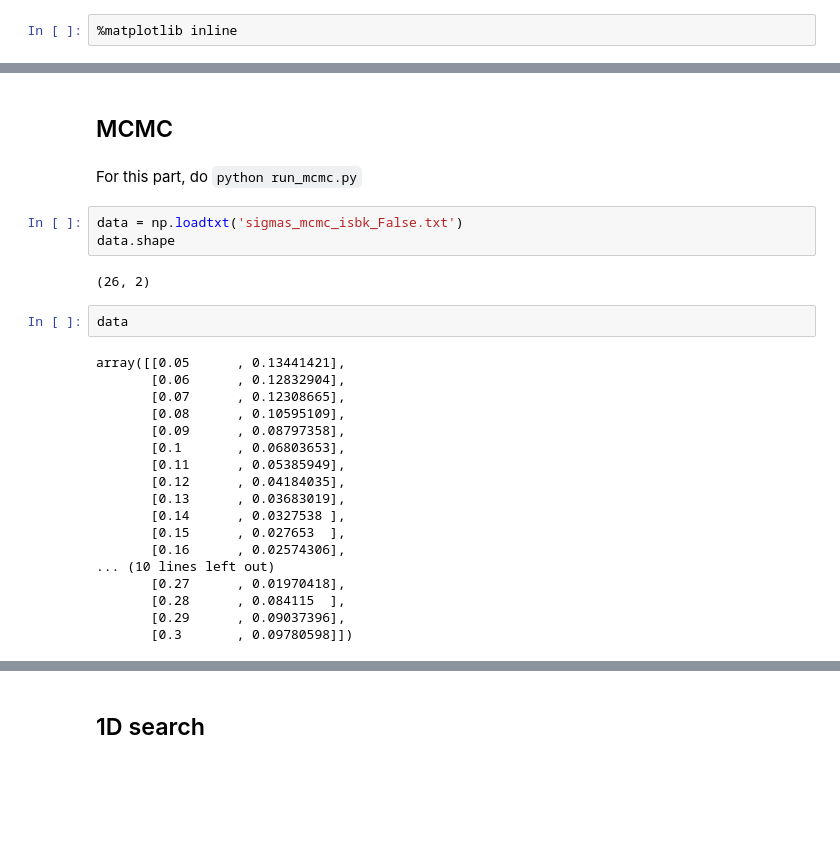
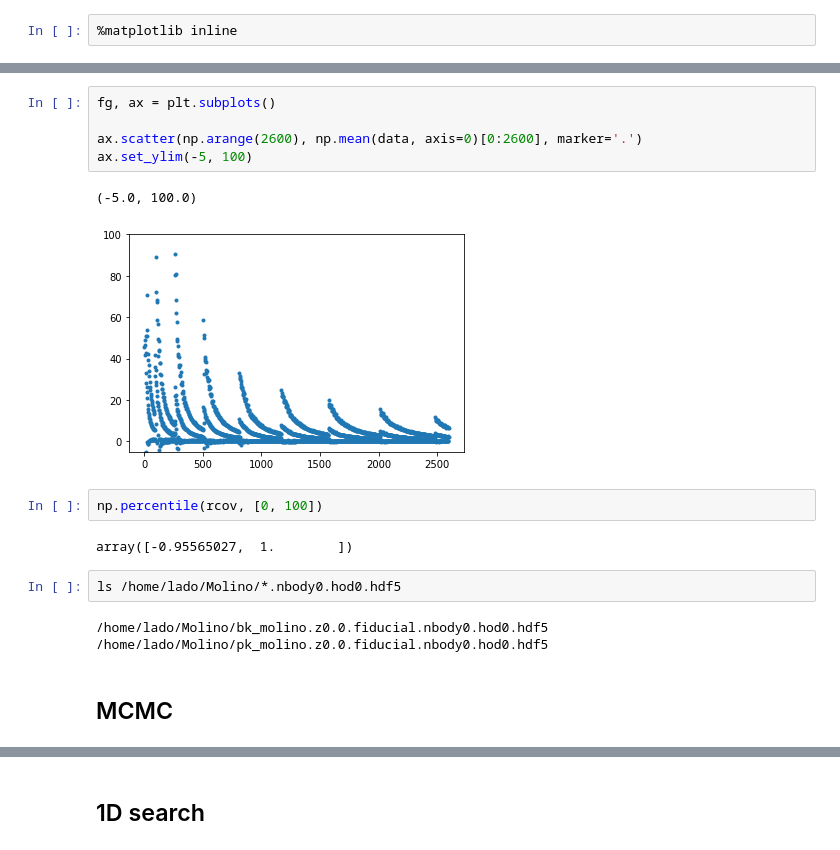
Before and after one commit to mehdirezaie/bispectrum, a Jupyter notebook: bao.ipynb, the cells around one changed output, grey strips where cells are left out. Cells and saved outputs as stored; diff of their text form; blank space fills up the shorter version.

```diff
--- a/bao.ipynb
+++ b/bao.ipynb
@@ -17,29 +59,19 @@ bk_glm_nobao = read_glam_bk_nobao()
+# %%
+fg, ax = plt.subplots()
+
+ax.scatter(np.arange(2600), np.mean(data, axis=0)[0:2600], marker='.')
+ax.set_ylim(-5, 100)
+# %% [output]
+(-5.0, 100.0)
+[figure, added]
+# %%
+np.percentile(rcov, [0, 100])
+# %% [output]
+array([-0.95565027,  1.        ])
+# %%
+ls /home/lado/Molino/*.nbody0.hod0.hdf5
+# %% [output]
+/home/lado/Molino/bk_molino.z0.0.fiducial.nbody0.hod0.hdf5
+/home/lado/Molino/pk_molino.z0.0.fiducial.nbody0.hod0.hdf5
 # %% [markdown]
 ## MCMC
-# %% [markdown]
-For this part, do `python run_mcmc.py`
-# %%
-data = np.loadtxt('sigmas_mcmc_isbk_False.txt')
-data.shape
-# %% [output]
-(26, 2)
-# %%
-data
-# %% [output]
-array([[0.05      , 0.13441421],
-       [0.06      , 0.12832904],
-       [0.07      , 0.12308665],
-       [0.08      , 0.10595109],
-       [0.09      , 0.08797358],
-       [0.1       , 0.06803653],
-       [0.11      , 0.05385949],
-       [0.12      , 0.04184035],
-       [0.13      , 0.03683019],
-       [0.14      , 0.0327538 ],
-       [0.15      , 0.027653  ],
-       [0.16      , 0.02574306],
-... (10 lines left out)
-       [0.27      , 0.01970418],
-       [0.28      , 0.084115  ],
-       [0.29      , 0.09037396],
-       [0.3       , 0.09780598]])
```
Also changed, not shown: parts of 43 cells of this notebook, 7 other files.
